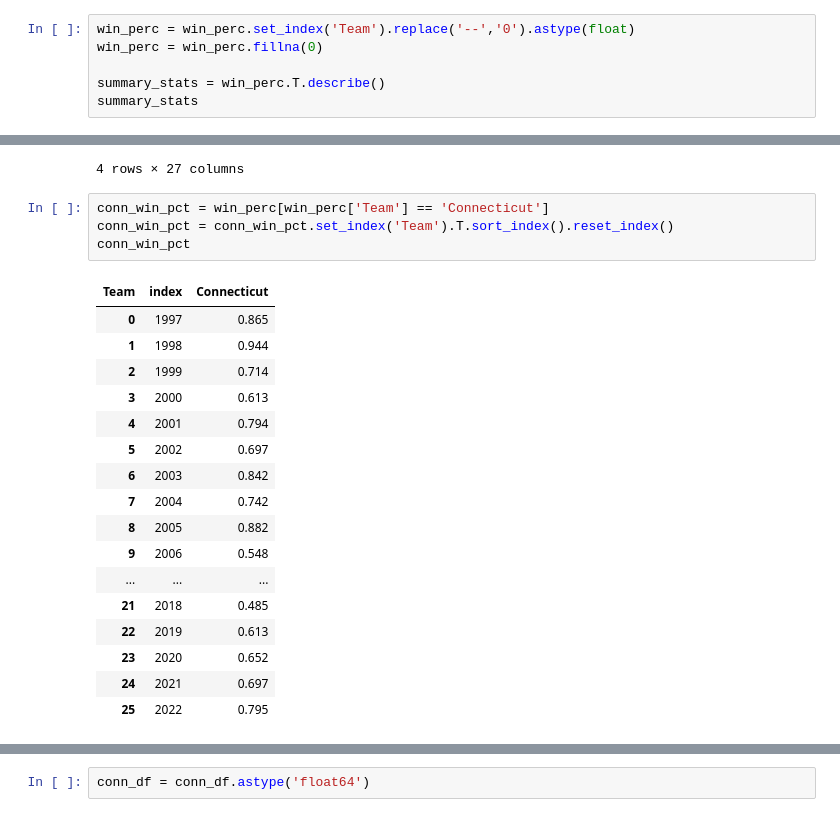
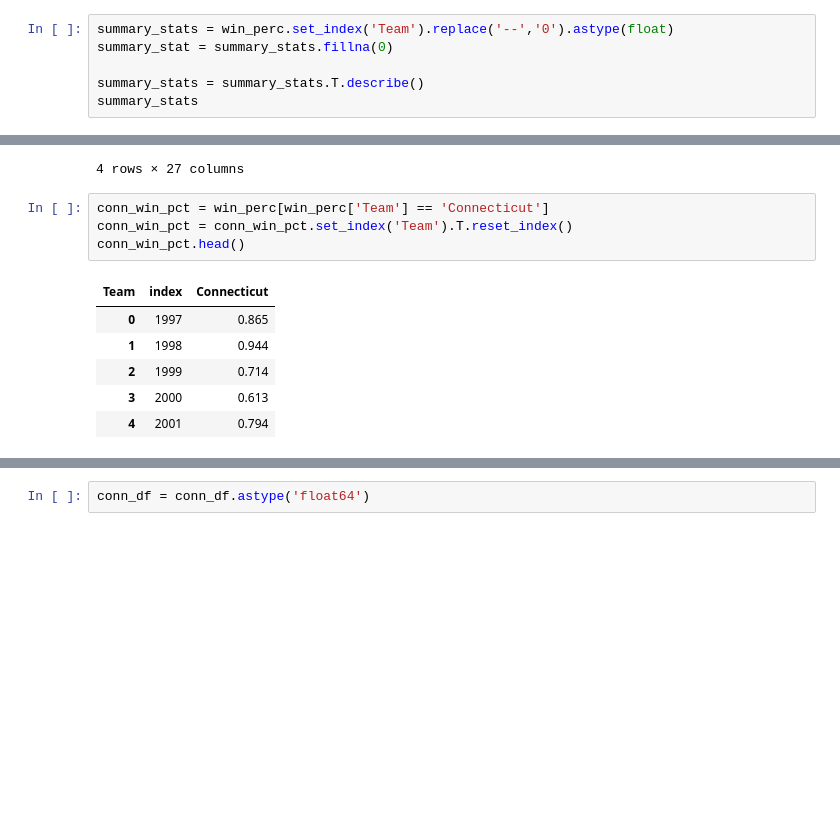
Before and after one commit to StanJohn04/NCAA_basketball_analysis, a Jupyter notebook: analysis/analysis.ipynb, the cells around one changed output, grey strips where cells are left out. Drawn from its saved outputs; the diff is of its cells as text; blank space fills up the shorter version.

```diff
--- a/analysis/analysis.ipynb
+++ b/analysis/analysis.ipynb
@@ -275,6 +261,6 @@ win_perc.head()
 # %%
-win_perc = win_perc.set_index('Team').replace('--','0').astype(float)
-win_perc = win_perc.fillna(0)
+summary_stats = win_perc.set_index('Team').replace('--','0').astype(float)
+summary_stat = summary_stats.fillna(0)
 
-summary_stats = win_perc.T.describe()
+summary_stats = summary_stats.T.describe()
 summary_stats
@@ -295,25 +290,14 @@ final_four_win_prc
 4 rows × 27 columns
 # %%
 conn_win_pct = win_perc[win_perc['Team'] == 'Connecticut']
-conn_win_pct = conn_win_pct.set_index('Team').T.sort_index().reset_index()
-conn_win_pct
+conn_win_pct = conn_win_pct.set_index('Team').T.reset_index()
+conn_win_pct.head()
 # %% [output]
 | Team | index | Connecticut |
 | 0 | 1997 | 0.865 |
 | 1 | 1998 | 0.944 |
 | 2 | 1999 | 0.714 |
 | 3 | 2000 | 0.613 |
 | 4 | 2001 | 0.794 |
-| 5 | 2002 | 0.697 |
-| 6 | 2003 | 0.842 |
-| 7 | 2004 | 0.742 |
-| 8 | 2005 | 0.882 |
-| 9 | 2006 | 0.548 |
-| ... | ... | ... |
-| 21 | 2018 | 0.485 |
-| 22 | 2019 | 0.613 |
-| 23 | 2020 | 0.652 |
-| 24 | 2021 | 0.697 |
-| 25 | 2022 | 0.795 |
 # %%
 conn_def_rebounds = def_rebounds[def_rebounds['Team'] == 'Connecticut']
```
Also changed, not shown: parts of 29 cells of this notebook, 1 other file.
